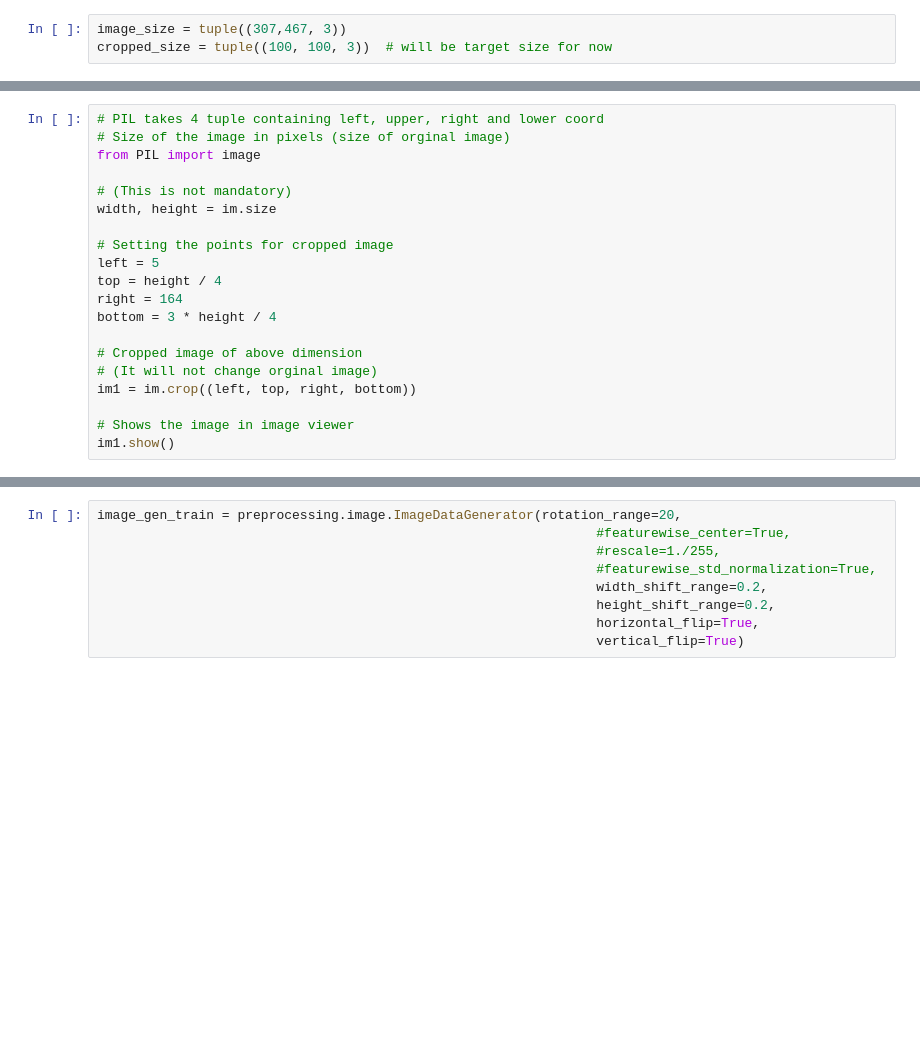
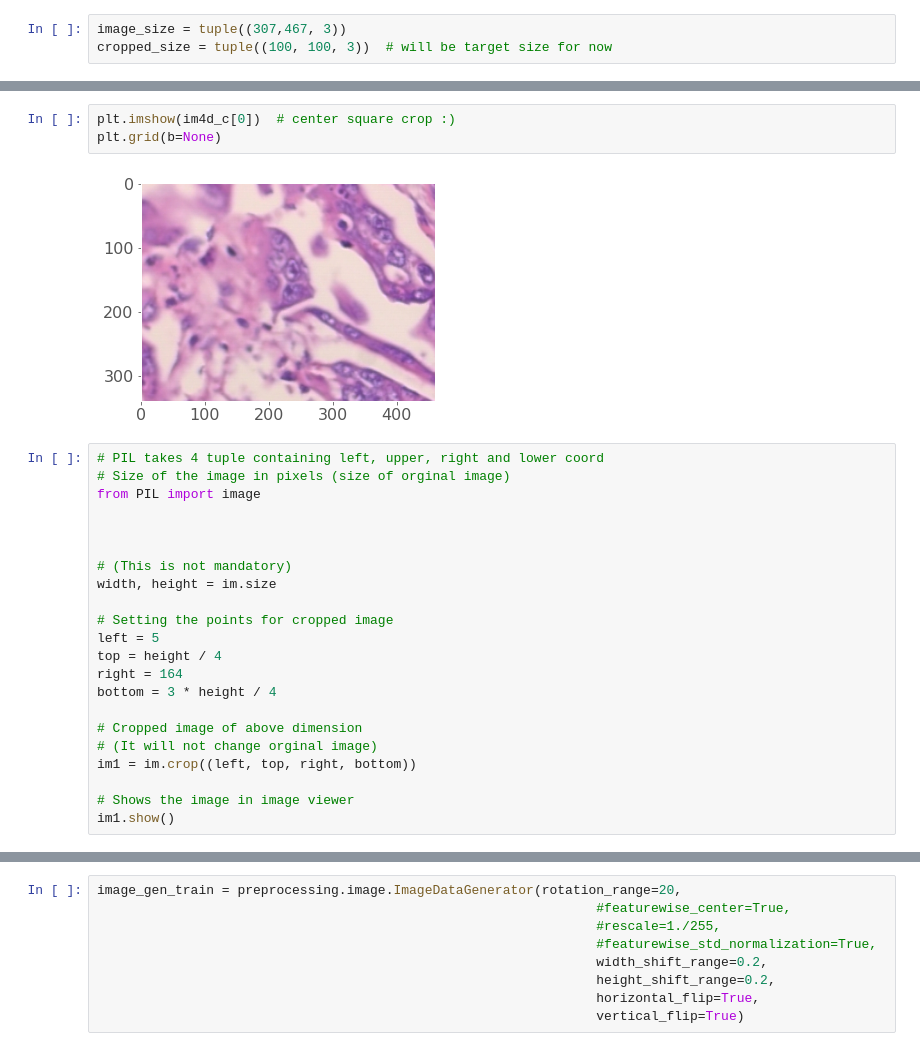
Before and after one commit to annstrange/breast-cancer-cnn, a Jupyter notebook: notebooks/data_aug.ipynb, the cells around one changed output, grey strips where cells are left out. Saved outputs shown, nothing was run; the diff lists cells and outputs as text; blank space fills up the shorter version.

```diff
--- a/notebooks/data_aug.ipynb
+++ b/notebooks/data_aug.ipynb
@@ -70,7 +125,14 @@ NameError: name 'image_size' is not defined
+# %%
+plt.imshow(im4d_c[0])  # center square crop :)
+plt.grid(b=None)
+# %% [output]
+[figure, added]
 # %%
 # PIL takes 4 tuple containing left, upper, right and lower coord
 # Size of the image in pixels (size of orginal image)
 from PIL import image
+
+
 
 # (This is not mandatory)
 width, height = im.size
```
Also changed, not shown: parts of 14 cells of this notebook, 2 other files.
